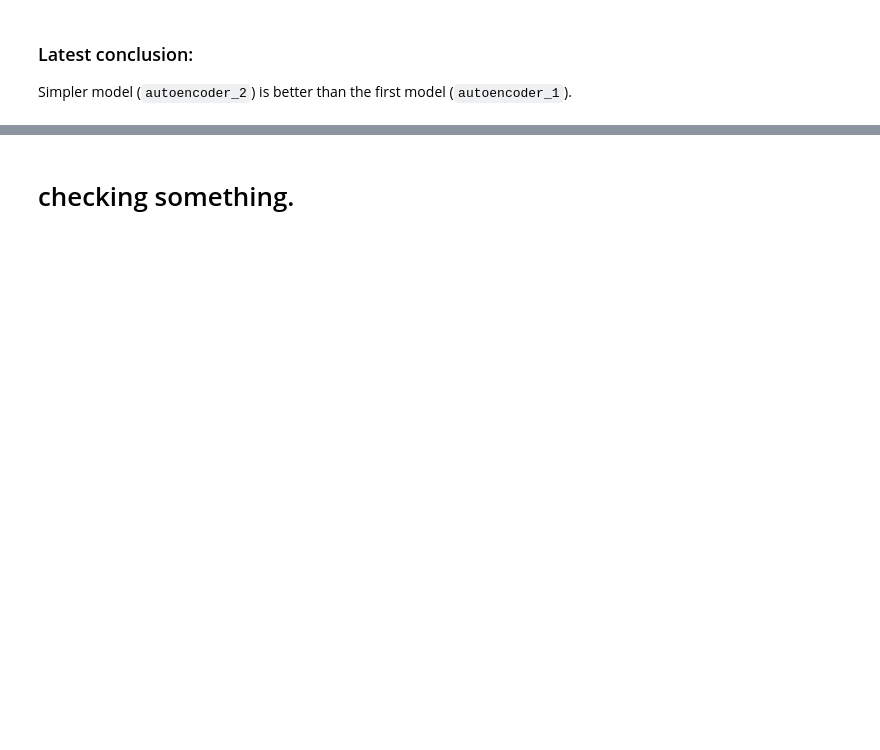
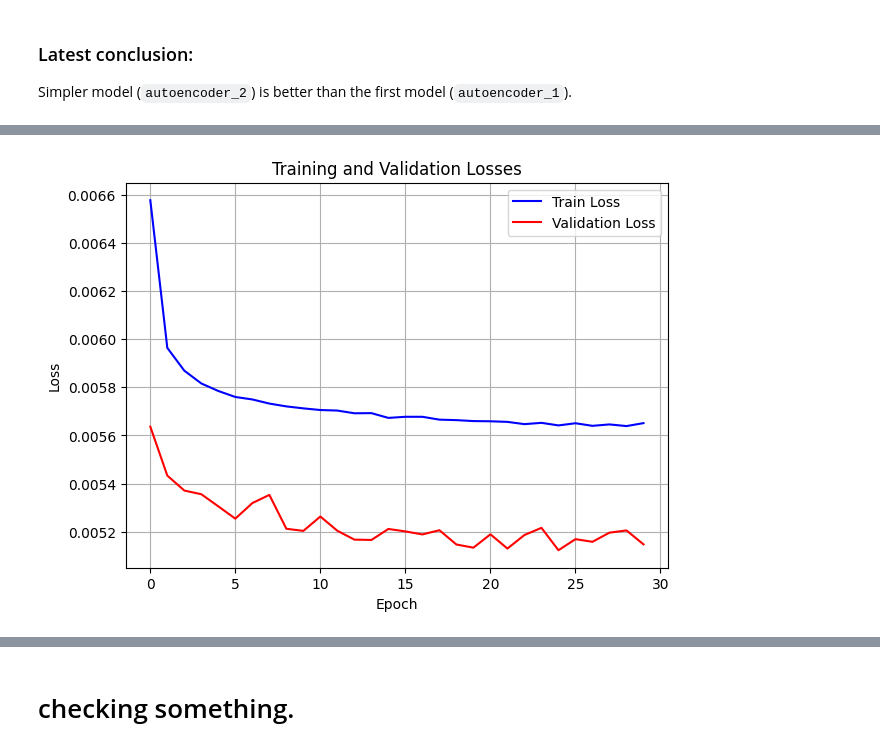
Before and after one commit to lukevoss/GNN, a Jupyter notebook: Project/autoencoder_for_MNIST_dataset.ipynb, the cells around one changed output, grey strips where cells are left out. Cells and saved outputs as stored; diff of their text form; code cells hidden in the pictures; blank space fills up the shorter version.

```diff
--- a/Project/autoencoder_for_MNIST_dataset.ipynb
+++ b/Project/autoencoder_for_MNIST_dataset.ipynb
@@ -304,0 +595,8 @@ Simpler model (`autoencoder_2`) is better than the first model (`autoencoder_1`)
+# %%
+# instantiate the model
+vae_fc=VAE_FC()
+
+# train
+train_losses_vae_fc, val_losses_vae_fc = train_and_evaluate_vae(vae_fc,
+                                              train_loader, val_loader,learning_rate=2e-3,
+                                              num_epochs=30, print_epoch=2)
@@ -304,0 +619,4 @@ Simpler model (`autoencoder_2`) is better than the first model (`autoencoder_1`)
+# %%
+plot_losses(train_losses_vae_fc[:], val_losses_vae_fc[:])
+# %% [output]
+[figure, added]
```
Also changed, not shown: parts of 37 cells of this notebook.
